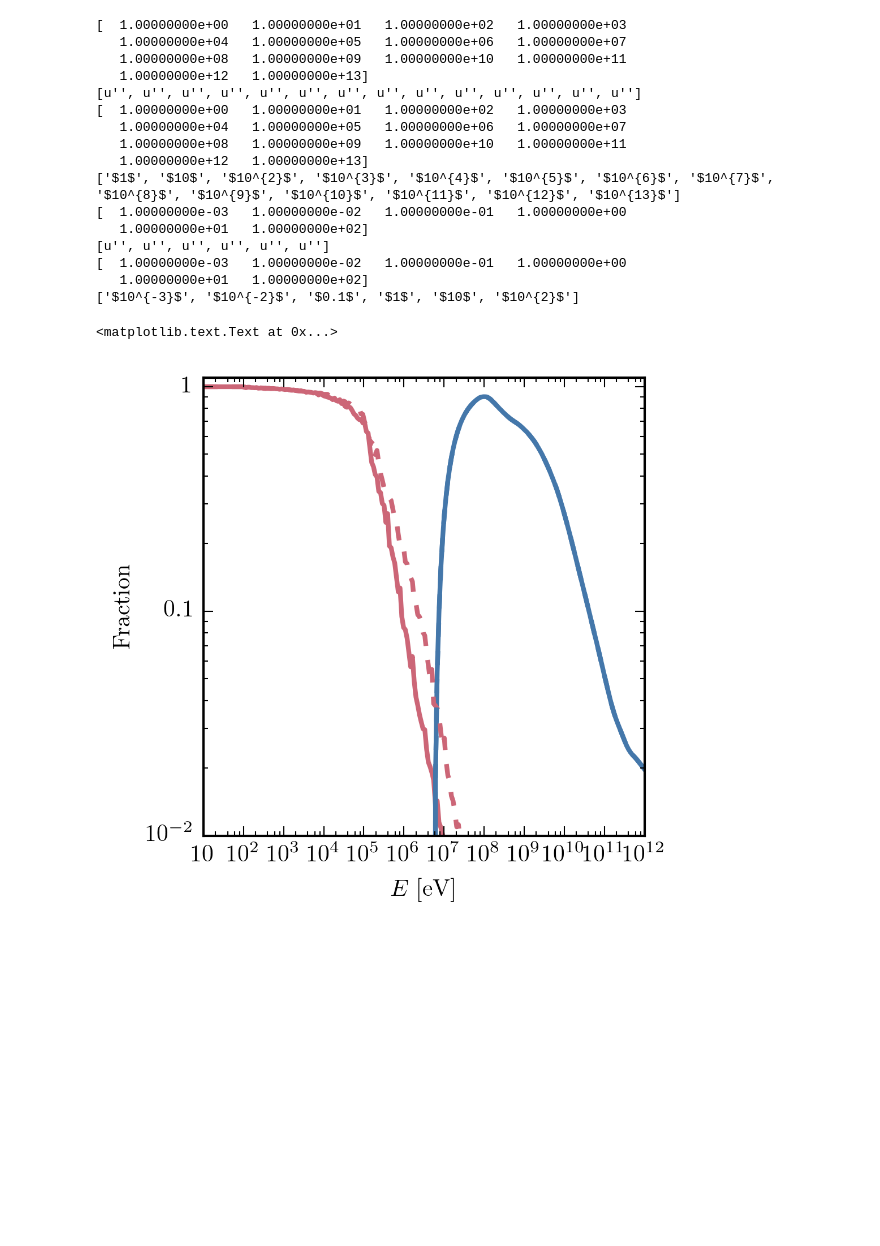
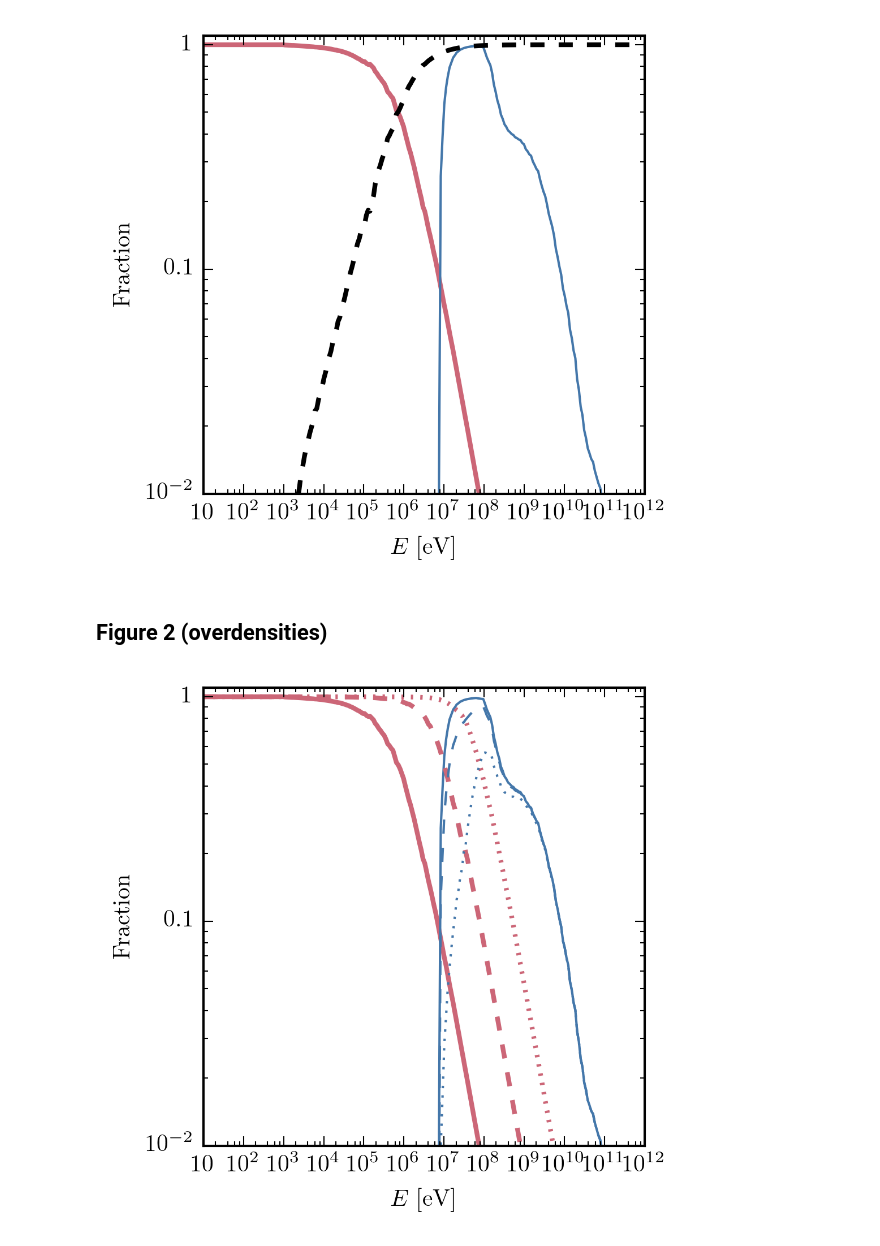
Before and after one commit to akaurov/radiator, a Jupyter notebook: paper_figures.ipynb, the cells around one changed output. Cells and saved outputs as stored; diff of their text form; code cells hidden in the pictures; blank space fills up the shorter version.

```diff
--- a/paper_figures.ipynb
+++ b/paper_figures.ipynb
@@ -13,21 +70,41 @@ Interaction_fraction_He = np.load('E_effective.npz')['Interaction_fraction_He']
+# %%
+# Making figure, which shows the 'effective' fraction of energy.
+
+plt.plot(E0_list, channels['atomic'], '-k', color=mpl.rcParams['axes.color_cycle'][0])
+# plt.plot(E0_list, channels['IC_soft'], '--k')
+# plt.plot(E0_list, results[:, 0])
+# plt.plot(E0_list, results[:, 4], '-k')
+plt.plot(E0_list, results['IC']*(channels['IC_H'] + channels['IC_He']), '-k', color=mpl.rcParams['axes.color_cycle'][2],lw=1)
+plt.plot(E0_list, results['IC'], '--k')
+
+plt.xscale('log')
+plt.yscale('log')
+plt.ylim([0.01,1.1])
+fixlogax(plt.gca(), 'x')
+fixlogax(plt.gca(), 'y')
+plt.xlabel(r'$E\;\mathrm{[eV]}$')
+plt.ylabel(r'$\mathrm{Fraction}$')
+
+plt.savefig('channels.pdf')
+# %% [output]
+[figure, added]
+# %% [markdown]
+## Figure 2 (overdensities)
 # %%
-
-
-z = 50.0
-delta = 0.0
-xi = 0.01
+linestyles=['-','--',':']
 q=0
-linestyles=['-','--',':']
-
-for name in ['output/00050-0.01000-000000.0-snap_AR_SKD_VFKY1996.npz',
-             'output/00050-0.01000-000000.0-snap_RBEQ_RBEQ_VFKY1996.npz']:
+for delta in [0, 30, 1000]:
 
     E_ph_interaction_list = np.load('E_effective.npz')['E_ph_interaction_list']
     Interaction_fraction = np.load('E_effective.npz')['Interaction_fraction']
     Interaction_fraction_H = np.load('E_effective.npz')['Interaction_fraction_H']
     Interaction_fraction_He = np.load('E_effective.npz')['Interaction_fraction_He']
 
-    data = np.load(name)
+
+    data = np.load('output/%05i-%01.5f-%08.1f-snap'%(z,xi,delta) + \
+               '_'+cs.cs['collion']+'_'+cs.cs['collex']+ \
+               '_'+cs.cs['photion'] +'.npz')
+
 
     E0_list = data['E0_list']
     Eg_list = data['Eg_list']
@@ -46,49 +123,33 @@ for name in ['output/00050-0.01000-000000.0-snap_AR_SKD_VFKY1996.npz',
         for i in range(len(E_ph_interaction_list)-1):
             channels['IC_tot'][i_E] += Interaction_fraction[i] * np.sum((photons_particles_all[:, i_E]*Eg_list)[(EgeV_list>=E_ph_interaction_list[i]) & (EgeV_list<E_ph_interaction_list[i+1])])
         channels['IC_tot'][i_E] /= np.sum((photons_particles_all[:, i_E]*Eg_list))
 
         channels['IC_H'][i_E] = 0
         for i in range(len(E_ph_interaction_list)-1):
             channels['IC_H'][i_E] += Interaction_fraction_H[i] * np.sum((photons_particles_all[:, i_E]*Eg_list)[(EgeV_list>=E_ph_interaction_list[i]) & (EgeV_list<E_ph_interaction_list[i+1])])
         channels['IC_H'][i_E] /= np.sum((photons_particles_all[:, i_E]*Eg_list))
         channels['IC_He'][i_E] = 0
         for i in range(len(E_ph_interaction_list)-1):
             channels['IC_He'][i_E] += Interaction_fraction_He[i] * np.sum((photons_particles_all[:, i_E]*Eg_list)[(EgeV_list>=E_ph_interaction_list[i]) & (EgeV_list<E_ph_interaction_list[i+1])])
         channels['IC_He'][i_E] /= np.sum((photons_particles_all[:, i_E]*Eg_list))
 
     channels['atomic'] = results['H_I_ion'] + results['H_I_ex'] + \
                          results['He_I_ion'] + results['He_I_ex'] + \
                          results['He_II_ion'] + results['He_II_ex'] + \
                          results['ee']
     channels['atomic'][channels['atomic']<0]=0
     plt.plot(E0_list, channels['atomic'], linestyles[q], color=mpl.rcParams['axes.color_cycle'][0])
-    plt.plot(E0_list, results['IC']*(channels['IC_H'] + channels['IC_He']), linestyles[q], color=mpl.rcParams['axes.color_cycle'][2], lw=2)
+    plt.plot(E0_list, results['IC']*(channels['IC_H'] + channels['IC_He']), linestyles[q], color=mpl.rcParams['axes.color_cycle'][2], lw=1)
     q+=1
 
 
 plt.xscale('log')
 plt.yscale('log')
 plt.ylim([0.01,1.1])
 fixlogax(plt.gca(), 'x')
 fixlogax(plt.gca(), 'y')
 plt.xlabel(r'$E\;\mathrm{[eV]}$')
 plt.ylabel(r'$\mathrm{Fraction}$')
+plt.savefig('vary_delta.pdf')
 # %% [output]
-[  1.00000000e+00   1.00000000e+01   1.00000000e+02   1.00000000e+03
-   1.00000000e+04   1.00000000e+05   1.00000000e+06   1.00000000e+07
-   1.00000000e+08   1.00000000e+09   1.00000000e+10   1.00000000e+11
-   1.00000000e+12   1.00000000e+13]
-[u'', u'', u'', u'', u'', u'', u'', u'', u'', u'', u'', u'', u'', u'']
-[  1.00000000e+00   1.00000000e+01   1.00000000e+02   1.00000000e+03
-   1.00000000e+04   1.00000000e+05   1.00000000e+06   1.00000000e+07
-   1.00000000e+08   1.00000000e+09   1.00000000e+10   1.00000000e+11
-   1.00000000e+12   1.00000000e+13]
-['$1$', '$10$', '$10^{2}$', '$10^{3}$', '$10^{4}$', '$10^{5}$', '$10^{6}$', '$10^{7}$', '$10^{8}$', '$10^{9}$', '$10^{10}$', '$10^{11}$', '$10^{12}$', '$10^{13}$']
-[  1.00000000e-03   1.00000000e-02   1.00000000e-01   1.00000000e+00
-   1.00000000e+01   1.00000000e+02]
-[u'', u'', u'', u'', u'', u'']
-[  1.00000000e-03   1.00000000e-02   1.00000000e-01   1.00000000e+00
-   1.00000000e+01   1.00000000e+02]
-['$10^{-3}$', '$10^{-2}$', '$0.1$', '$1$', '$10$', '$10^{2}$']
-<matplotlib.text.Text at 0x...>
-[figure, old version]
+[figure, new version]
```
Also changed, not shown: parts of 10 cells of this notebook, 2 other files.
